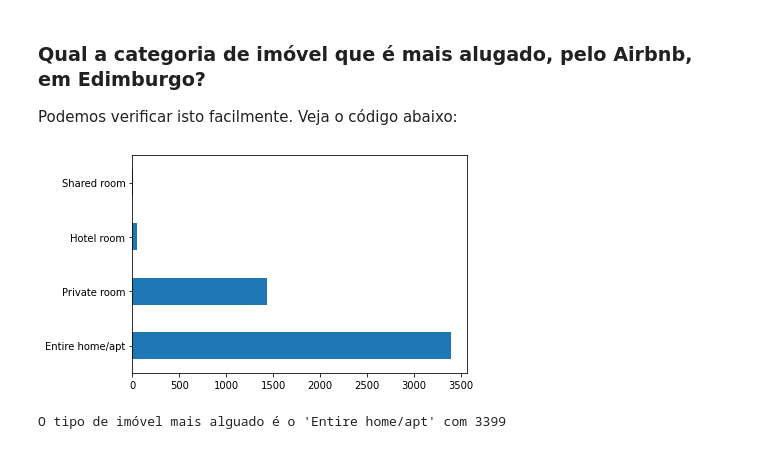
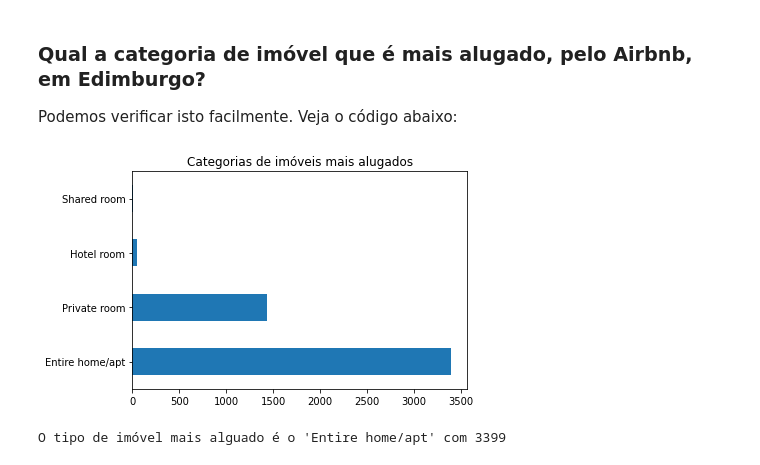
Before and after one commit to eubrunoosouza/Airbnb_DS_project, a Jupyter notebook: PROJETO_AIRBNB_EDIMBURGO.ipynb, the cells around one changed output. Saved outputs shown, nothing was run; the diff lists cells and outputs as text; code cells hidden in the pictures.

```diff
--- a/PROJETO_AIRBNB_EDIMBURGO.ipynb
+++ b/PROJETO_AIRBNB_EDIMBURGO.ipynb
@@ -525,9 +525,10 @@ Podemos verificar isto facilmente. Veja o código abaixo:
 # %%
 # qual tipo de imóvel é o mais alugado?
 
 df_clean.room_type.value_counts().plot(kind='barh');
+plt.title('Categorias de imóveis mais alugados');
 # %% [output]
-[figure, old version]
+[figure, new version]
 # %%
 # mostrar a quantidade de cada tipo de imóvel disponível
 
```
Also changed, not shown: parts of 4 cells of this notebook.
